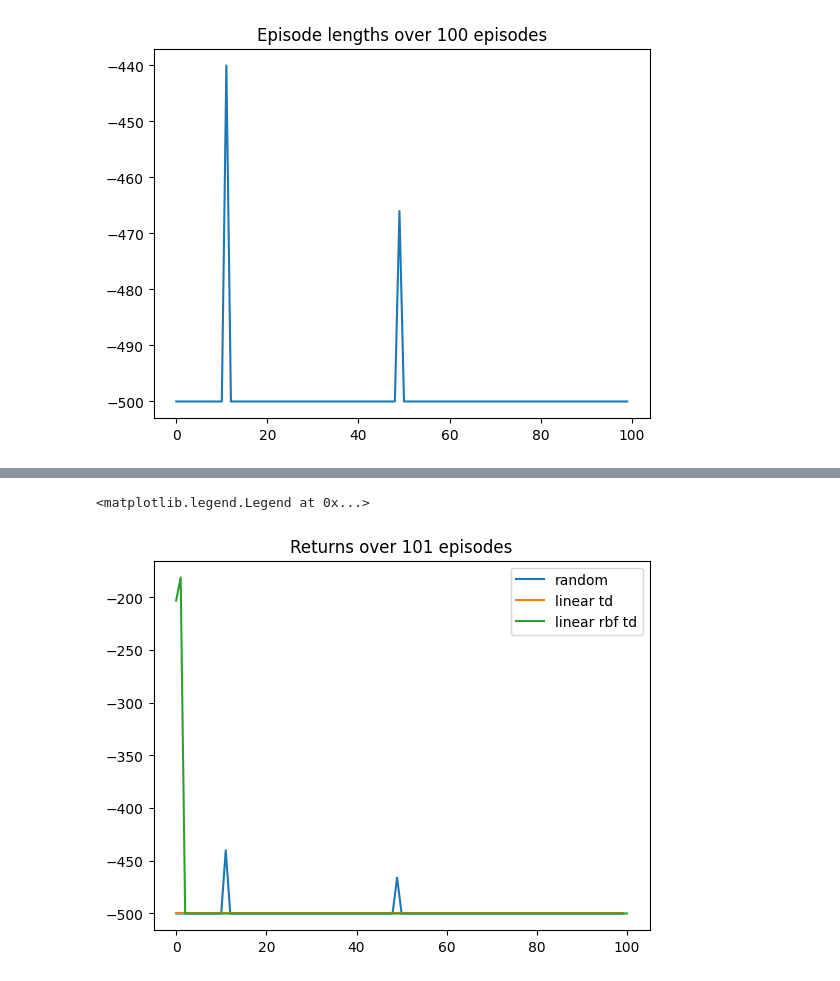
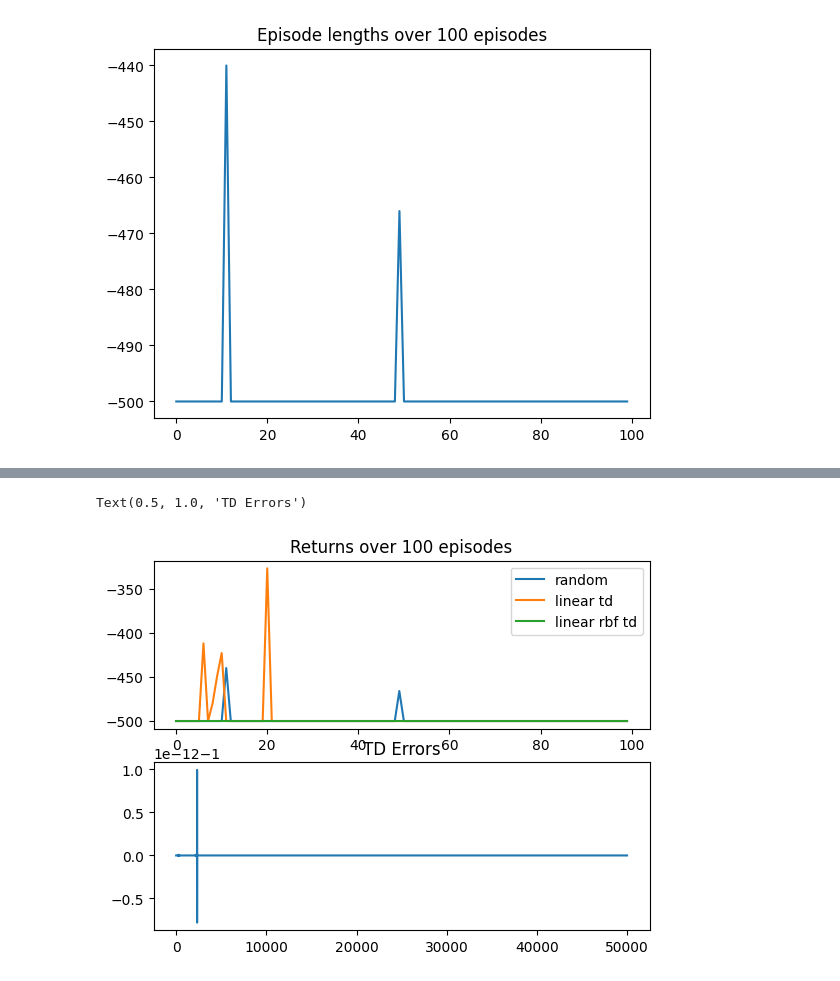
Before and after one commit to Lukeroberto/rl-refresher, a Jupyter notebook: linear-function-approximation-td/least-squares-td.ipynb, the cells around one changed output, grey strips where cells are left out. Drawn from its saved outputs; the diff is of its cells as text; code cells hidden in the pictures.

```diff
--- a/linear-function-approximation-td/least-squares-td.ipynb
+++ b/linear-function-approximation-td/least-squares-td.ipynb
@@ -62,10 +62,10 @@ env = gym.make("Acrobot-v1")
 obs = env.reset()
 
 num_steps = 50000
-lr = 1e-4
+lr = 2e-4
 epsilon = 0.01
 gamma = 0.99
-weights = np.zeros((flatdim(env.action_space), flatdim(env.observation_space)))
+weights = np.ones((flatdim(env.action_space), flatdim(env.observation_space)))
 
 def policy(action_vals, epsilon):
     if np.random.rand() < epsilon:
@@ -74,6 +74,7 @@ def policy(action_vals, epsilon):
 
 
 td_rewards = []
+td_errors = []
 n_eps = 0
 ep_rs = 0
 for _ in trange(num_steps):
@@ -94,6 +95,7 @@ for _ in trange(num_steps):
     grad = obs
     weights[action, :] += lr * bellman_error * grad
 
+    td_errors.append(bellman_error)
     if done:
         next_obs = env.reset()
 
@@ -105,8 +107,12 @@ for _ in trange(num_steps):
     obs = next_obs
 env.close()
 
+plt.subplot(211)
 plt.plot(random_rewards, label='random')
 plt.plot(td_rewards, label='linear td')
 plt.title(f"Returns over {n_eps} episodes")
 plt.legend()
+plt.subplot(212)
+plt.plot(td_errors)
+plt.title("TD Errors")
 # %% [output]
@@ -129,7 +135,7 @@ gamma = 0.99
 n_samples = 10
 shape_param = 2
 
-weights = np.zeros((nA, n_samples))
+weights = np.ones((nA, n_samples))
 
 def rbf(c, shape):
     """
@@ -170,6 +176,7 @@ def policy(action_vals, epsilon):
 
 
 rb_td_rewards = []
+td_errors = []
 n_eps = 0
 ep_rs = 0
 for _ in trange(num_steps):
@@ -178,32 +185,38 @@ for _ in trange(num_steps):
     next_obs, reward, done, info = env.step(action)
 
     ep_rs += reward
 
     # Compute targets
     q_next= np.max(values(next_obs, weights))
     q_target = reward + gamma*(1-done)*q_next
 
     # Predicted values
     q_pred = action_values[action]
 
     bellman_error = q_target - q_pred
     weights[action, :] += lr * bellman_error * grad(obs)
 
+    td_errors.append(bellman_error)
     if done:
         next_obs = env.reset()
 
         rb_td_rewards.append(ep_rs)
         n_eps += 1
         ep_rs = 0
 
     obs = next_obs
 env.close()
 
+plt.subplot(211)
 plt.plot(random_rewards, label='random')
 plt.plot(td_rewards, label='linear td')
 plt.plot(rb_td_rewards, label='linear rbf td')
 plt.title(f"Returns over {n_eps} episodes")
 plt.legend()
+
+plt.subplot(212)
+plt.plot(td_errors)
+plt.title("TD Errors")
 # %% [output]
-<matplotlib.legend.Legend at 0x...>
+Text(0.5, 1.0, 'TD Errors')
-[figure, old version]
+[figure, new version]
```
Also changed, not shown: parts of 1 cell of this notebook, 2 other files.
